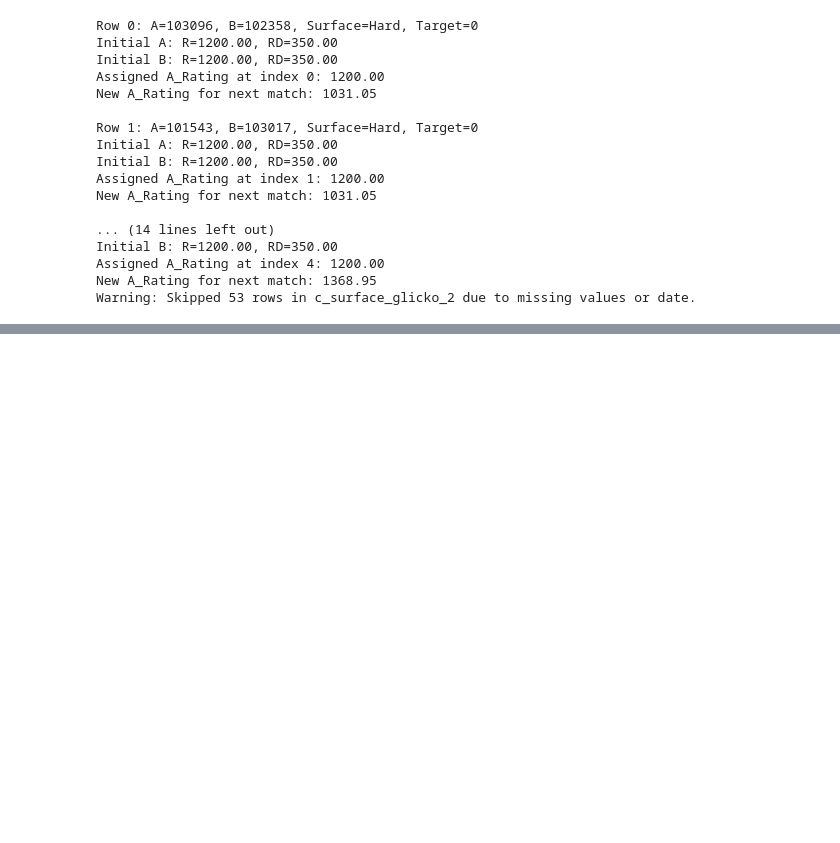
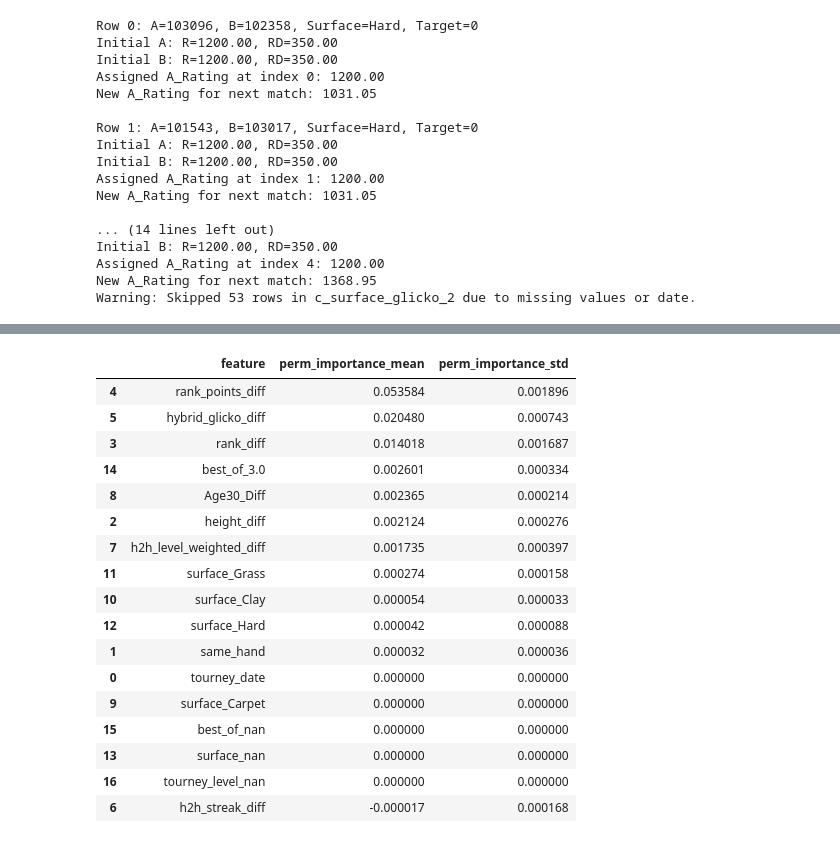
Before and after one commit to rbravez/tennis, a Jupyter notebook: notebook.ipynb, the cells around one changed output, grey strips where cells are left out. Saved outputs shown, nothing was run; the diff lists cells and outputs as text; code cells hidden in the pictures; blank space fills up the shorter version.

```diff
--- a/notebook.ipynb
+++ b/notebook.ipynb
@@ -97,2 +154,15 @@ B_bp_saved_pct
 # %%
-df
+df['same_hand'] = (df['player_A_hand'] == df['player_B_hand']).astype(int)
+df['height_diff'] = df['player_A_ht'] - df['player_B_ht']
+df['rank_diff'] = df['player_A_rank'] - df['player_B_rank']
+df['rank_points_diff'] = df['player_A_rank_points'] - df['player_B_rank_points']
+df['glicko_diff'] = df['A_Glicko1_Rating'] - df['B_Glicko1_Rating']
+df['glicko_surface_diff'] = df['A_Glicko1_Surface_Rating'] - df['B_Glicko1_Surface_Rating']
+df['hybrid_glicko_diff'] = (0.5*df['A_Glicko1_Rating'] * 0.5*df['A_Glicko1_Surface_Rating']) - (0.5*df['B_Glicko1_Rating'] + 0.5*df['B_Glicko1_Surface_Rating'])
+df['h2h_wins_diff'] = (df['A_H2H_Wins'] - df['A_H2H_Wins']) / (df['A_H2H_Total_Matches'] + df['B_H2H_Total_Matches'])
+df['h2h_surface_wins_diff'] = (df['A_H2H_Surface_Wins'] - df['B_H2H_Surface_Wins']) / (df['A_H2H_Surface_Matches'] + df['B_H2H_Surface_Matches'])
+df['h2h_streak_diff'] = df['A_H2H_Streak'] - df['B_H2H_Streak']
+df['h2h_level_weighted_diff'] = (df['A_H2H_LevelWeighted_Wins'] - df['B_H2H_LevelWeighted_Wins'])
+df['hybrid_elo_diff'] = (0.5*df['A_Elo_Overall'] * 0.5*df['A_Elo_Surface']) - (0.5*df['B_Elo_Overall'] + 0.5*df['B_Elo_Surface'])
+df['elo_overall_diff'] = df['A_Elo_Overall'] - df['B_Elo_Overall']
+df['elo_surface_diff'] = df['A_Elo_Surface'] - df['B_Elo_Surface']
@@ -292,0 +524,55 @@ KeyboardInterrupt:
+# %%
+# --- Fit LightGBM ---
+from lightgbm import LGBMClassifier, early_stopping, log_evaluation
+
+lgbm = LGBMClassifier(
+    objective='binary',
+    n_estimators=2000,
+    learning_rate=0.03,
+    num_leaves=63,            # ~2^(max_depth)
+    max_depth=-1,             # let num_leaves control depth
+    subsample=0.8,
+    colsample_bytree=0.8,
+    reg_alpha=0.5,
+    reg_lambda=2.0,
+    min_child_samples=20,
+    random_state=42,
+    n_jobs=-1
+)
+
+lgbm.fit(
+    X_train, y_train,
+    eval_set=[(X_valid, y_valid)],
+    eval_metric=['binary_logloss', 'auc'],
+    callbacks=[early_stopping(stopping_rounds=100), log_evaluation(period=0)]
+)
+
+# --- Quick evaluation (same as your XGBoost block) ---
+proba = lgbm.predict_proba(X_valid)[:, 1]
+pred = (proba >= 0.5).astype(int)
+print("Validation metrics")
+print(f"  AUC:     {roc_auc_score(y_valid, proba):.4f}")
+print(f"  LogLoss: {log_loss(y_valid, proba):.4f}")
+print(f"  Acc:     {accuracy_score(y_valid, pred):.4f}")
+
+# --- LightGBM feature importance (gain) ---
+imp_gain = (pd.DataFrame({
+    "feature": X_train.columns,
+    "gain": lgbm.booster_.feature_importance(importance_type='gain')
+}).sort_values("gain", ascending=False))
+print("\nTop 30 features by LightGBM gain:")
+display(imp_gain.head(30))
+
+# --- Permutation importance (model-agnostic; reuse your code) ---
+perm = permutation_importance(
+    lgbm, X_valid, y_valid, scoring='neg_log_loss',
+    n_repeats=10, random_state=42, n_jobs=-1
+)
+imp_perm = (pd.DataFrame({
+    "feature": X_valid.columns,
+    "perm_importance_mean": perm.importances_mean,
+    "perm_importance_std": perm.importances_std
+}).sort_values("perm_importance_mean", ascending=False))
+print("\nTop 30 features by permutation importance (neg_log_loss):")
+display(imp_perm.head(30))
+# %% [output]
@@ -292,0 +614,18 @@ KeyboardInterrupt:
+|  | feature | perm_importance_mean | perm_importance_std |
+| 4 | rank_points_diff | 0.053584 | 0.001896 |
+| 5 | hybrid_glicko_diff | 0.020480 | 0.000743 |
+| 3 | rank_diff | 0.014018 | 0.001687 |
+| 14 | best_of_3.0 | 0.002601 | 0.000334 |
+| 8 | Age30_Diff | 0.002365 | 0.000214 |
+| 2 | height_diff | 0.002124 | 0.000276 |
+| 7 | h2h_level_weighted_diff | 0.001735 | 0.000397 |
+| 11 | surface_Grass | 0.000274 | 0.000158 |
+| 10 | surface_Clay | 0.000054 | 0.000033 |
+| 12 | surface_Hard | 0.000042 | 0.000088 |
+| 1 | same_hand | 0.000032 | 0.000036 |
+| 0 | tourney_date | 0.000000 | 0.000000 |
+| 9 | surface_Carpet | 0.000000 | 0.000000 |
+| 15 | best_of_nan | 0.000000 | 0.000000 |
+| 13 | surface_nan | 0.000000 | 0.000000 |
+| 16 | tourney_level_nan | 0.000000 | 0.000000 |
+| 6 | h2h_streak_diff | -0.000017 | 0.000168 |
```
Also changed, not shown: parts of 24 cells of this notebook, 3 other files.
